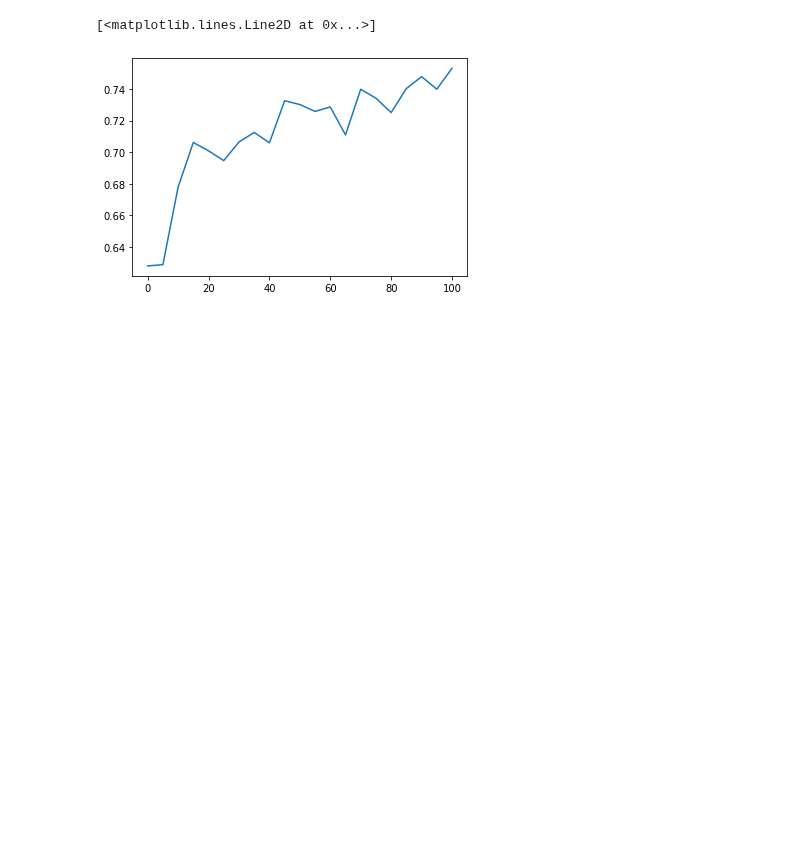
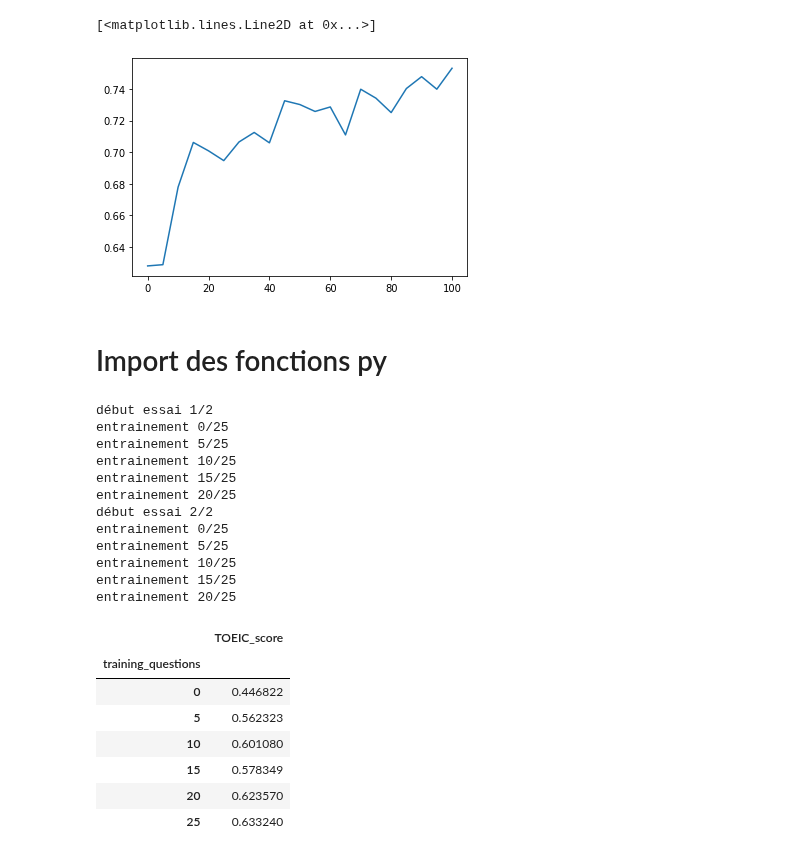
Before and after one commit to YohannD/riiid_final_project, a Jupyter notebook: notebooks/tm_prediction_loop.ipynb, the cells around one changed output. Cells and saved outputs as stored; diff of their text form; code cells hidden in the pictures; blank space fills up the shorter version.

```diff
--- a/notebooks/tm_prediction_loop.ipynb
+++ b/notebooks/tm_prediction_loop.ipynb
@@ -628,3 +627,5 @@ plt.plot(training_questions,stats.mean(axis=0))
 # %% [output]
 [<matplotlib.lines.Line2D at 0x...>]
 [figure]
+# %% [markdown]
+# Import des fonctions py
@@ -630,0 +634,30 @@ plt.plot(training_questions,stats.mean(axis=0))
+# %%
+plot_learning_curve(my_pipeline,
+                        pipeline_features_list,
+                        qstats,
+                        initial_experience=[0,0,0,0,0,0,0],
+                        number_students=2,
+                        training_batch_size=5,
+                        number_of_training_batches=5,
+                        training_question_selection_strategy='random')
+# %% [output]
+début essai 1/2
+entrainement 0/25
+entrainement 5/25
+entrainement 10/25
+entrainement 15/25
+entrainement 20/25
+début essai 2/2
+entrainement 0/25
+entrainement 5/25
+entrainement 10/25
+entrainement 15/25
+entrainement 20/25
+|  | TOEIC_score |
+| training_questions |  |
+| 0 | 0.446822 |
+| 5 | 0.562323 |
+| 10 | 0.601080 |
+| 15 | 0.578349 |
+| 20 | 0.623570 |
+| 25 | 0.633240 |
```
Also changed, not shown: parts of 3 cells of this notebook, 1 other file.
